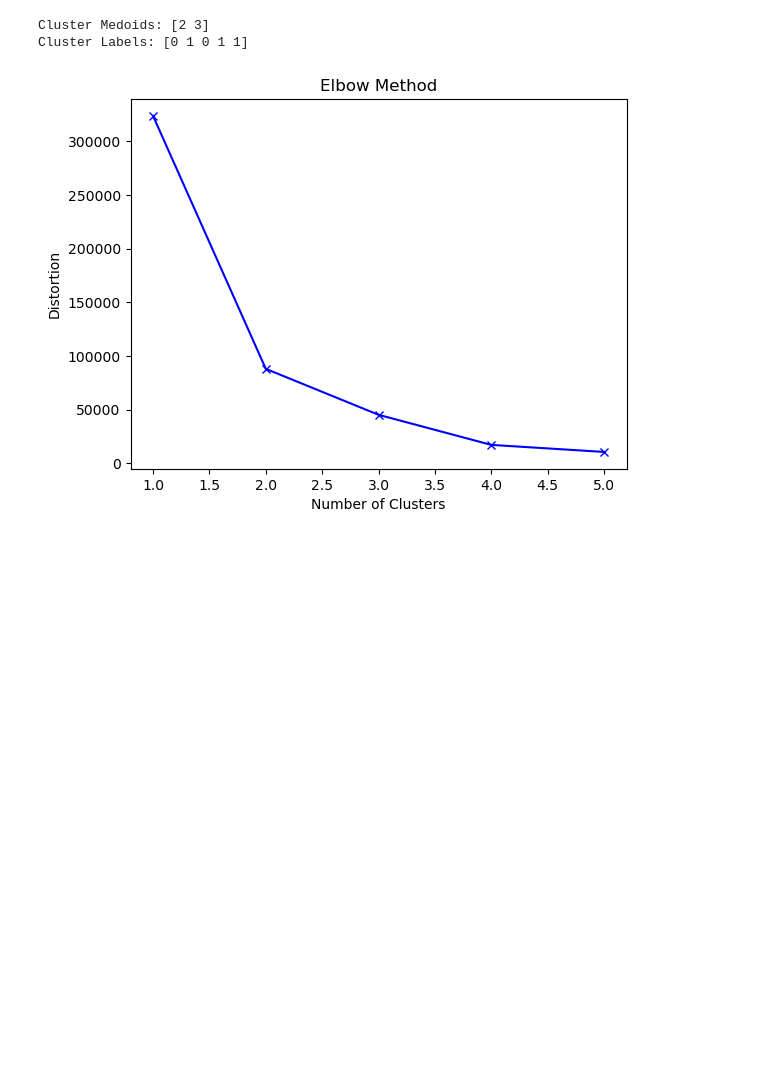
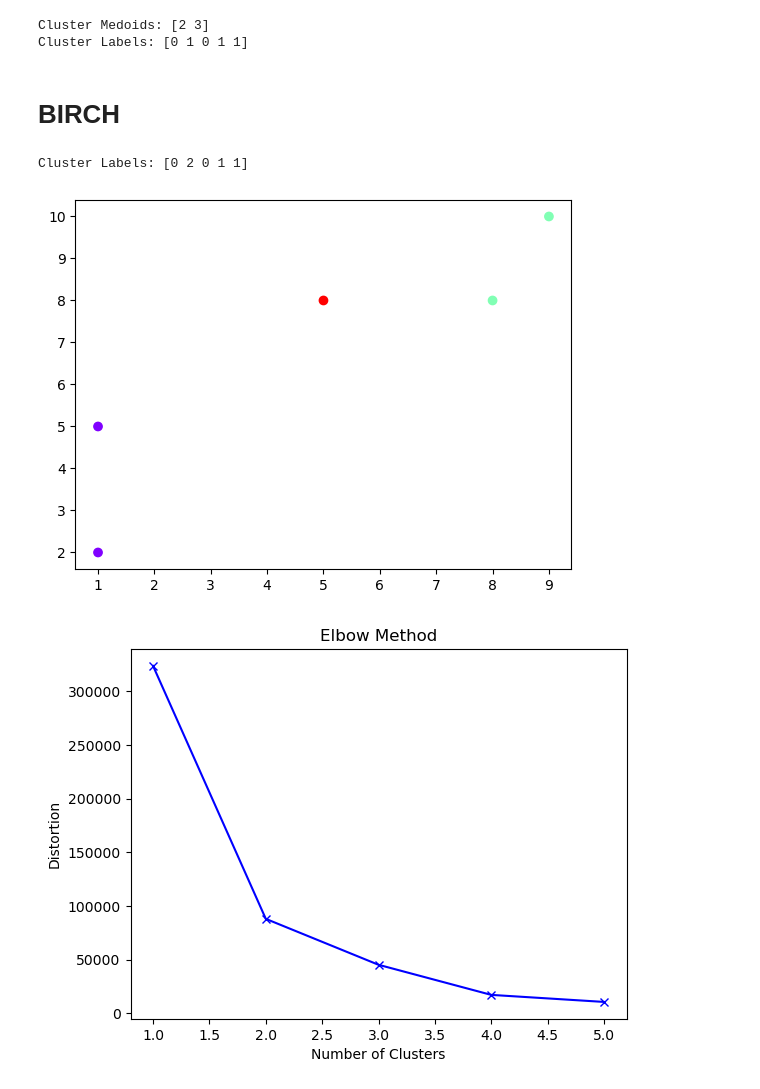
Before and after one commit to yanboyang713/project-health, a Jupyter notebook: main.ipynb, the cells around one changed output. Drawn from its saved outputs; the diff is of its cells as text; code cells hidden in the pictures; blank space fills up the shorter version.

```diff
--- a/main.ipynb
+++ b/main.ipynb
@@ -405,6 +405,43 @@ print("Cluster Labels:", labels)
 # %% [output]
 Cluster Medoids: [2 3]
 Cluster Labels: [0 1 0 1 1]
+# %% [markdown]
+# BIRCH
+# %%
+from sklearn.cluster import Birch
+import numpy as np
+
+# Create a sample dataset
+data = np.array([[1, 2], [5, 8], [1, 5], [8, 8], [9, 10]])
+
+# Create a BIRCH clustering model
+birch = Birch(threshold=0.5, branching_factor=50)
+
+# Fit the model to your data
+birch.fit(data)
+
+# Predict the clusters for your data points
+labels = birch.predict(data)
+
+# Access the cluster centers
+cluster_centers = birch.subcluster_centers_
+
+# Access the number of clusters found
+n_clusters = birch.n_clusters
+
+labels = birch.labels_
+print("Cluster Labels:", labels)
+# You can also use birch.fit_predict(data) to fit and predict in one step
+
+# To visualize the clusters, you can use a plotting library like Matplotlib
+import matplotlib.pyplot as plt
+
+# Assuming data is a 2D array
+plt.scatter(data[:, 0], data[:, 1], c=labels, cmap='rainbow')
+plt.show()
+# %% [output]
+Cluster Labels: [0 2 0 1 1]
+[figure, added]
 # %%
 from sklearn.cluster import KMeans
 import matplotlib.pyplot as plt
```
